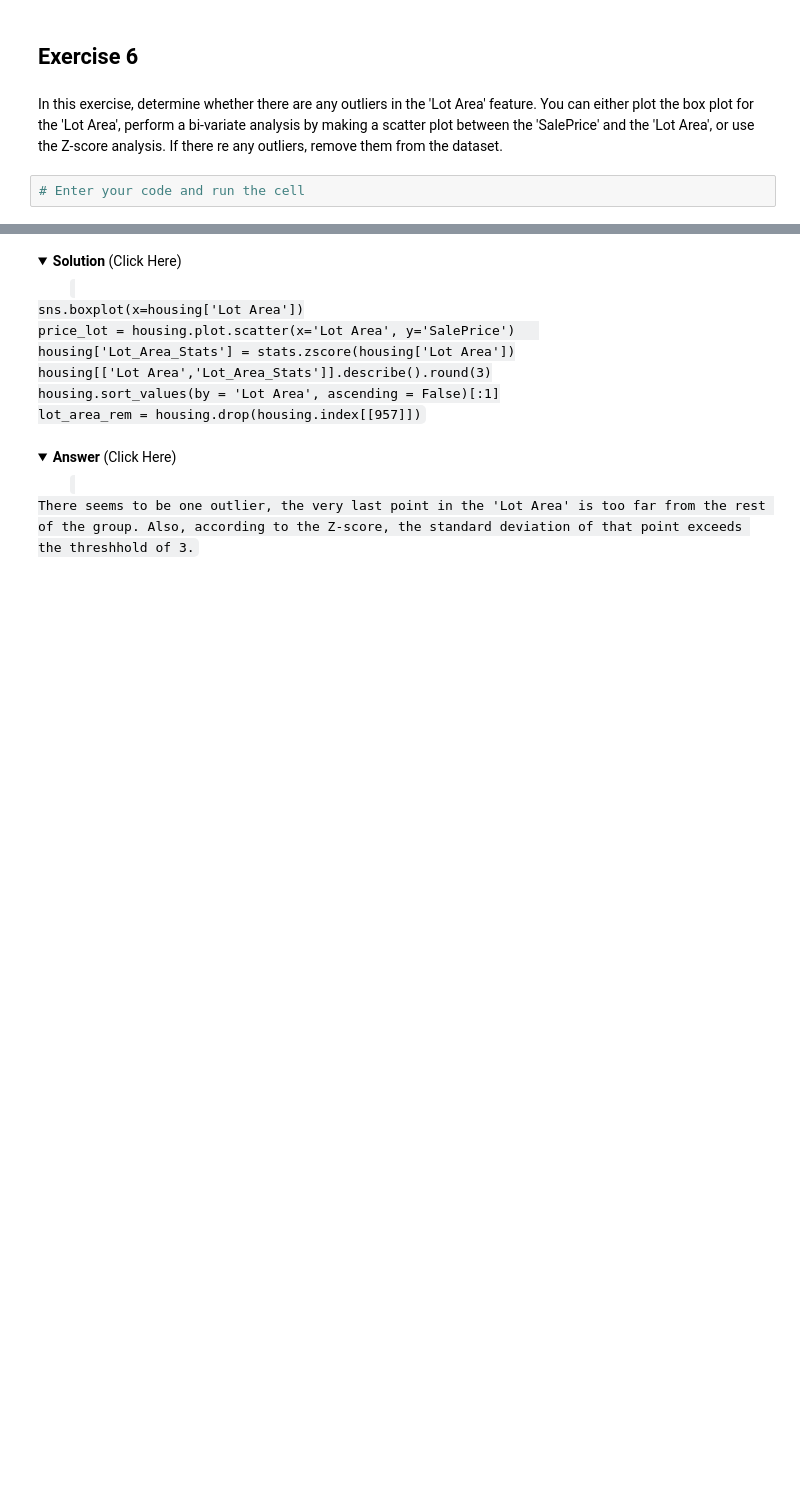
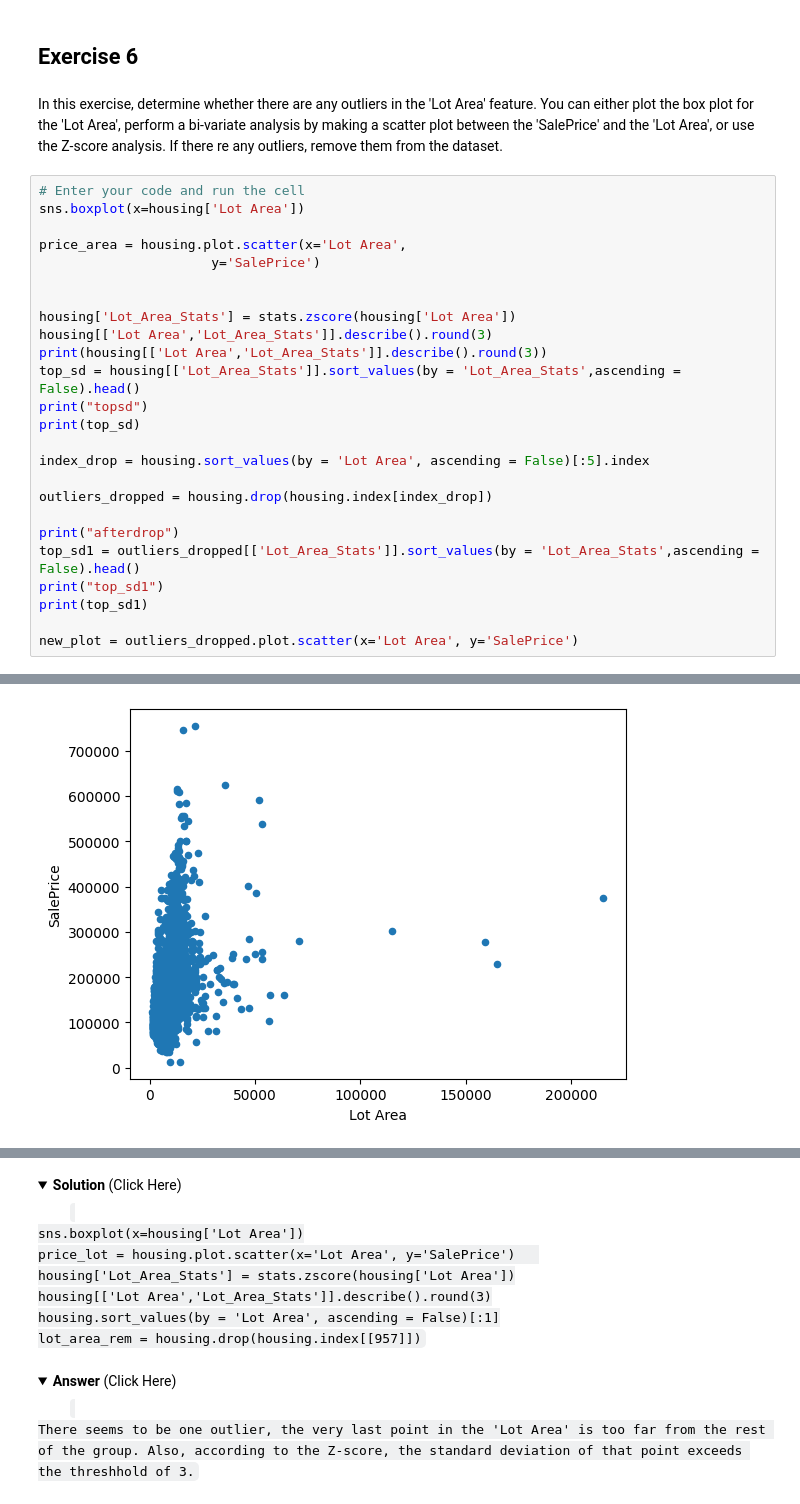
Before and after one commit to tycoi2005/202308_machine_learning_ibm_coursera, a Jupyter notebook: 001ibm-exploratory-data-analysis-for-machine-learning/Data_Cleaning_Lab.ipynb, the cells around one changed output, grey strips where cells are left out. Drawn from its saved outputs; the diff is of its cells as text; folded sections open; blank space fills up the shorter version.

```diff
--- a/001ibm-exploratory-data-analysis-for-machine-learning/Data_Cleaning_Lab.ipynb
+++ b/001ibm-exploratory-data-analysis-for-machine-learning/Data_Cleaning_Lab.ipynb
@@ -653,5 +653,29 @@ As you can see, we do not have the last two points of the 'Gr Liv Area' anymore.
 ## Exercise 6
 # %% [markdown]
 In this exercise, determine whether there are any outliers in the 'Lot Area' feature. You can either plot the box plot for the 'Lot Area', perform a bi-variate analysis by making a scatter plot between the 'SalePrice' and the 'Lot Area', or use the Z-score analysis. If there re any outliers, remove them from the dataset.
-# %%
-# Enter your code and run the cell
+# %%
+# Enter your code and run the cell
+sns.boxplot(x=housing['Lot Area'])
+
+price_area = housing.plot.scatter(x='Lot Area',
+                      y='SalePrice')
+
+
+housing['Lot_Area_Stats'] = stats.zscore(housing['Lot Area'])
+housing[['Lot Area','Lot_Area_Stats']].describe().round(3)
+print(housing[['Lot Area','Lot_Area_Stats']].describe().round(3))
+top_sd = housing[['Lot_Area_Stats']].sort_values(by = 'Lot_Area_Stats',ascending = False).head()
+print("topsd")
+print(top_sd)
+
+index_drop = housing.sort_values(by = 'Lot Area', ascending = False)[:5].index
+
+outliers_dropped = housing.drop(housing.index[index_drop])
+
+print("afterdrop")
+top_sd1 = outliers_dropped[['Lot_Area_Stats']].sort_values(by = 'Lot_Area_Stats',ascending = False).head()
+print("top_sd1")
+print(top_sd1)
+
+new_plot = outliers_dropped.plot.scatter(x='Lot Area', y='SalePrice')
+# %% [output]
@@ -657,0 +700 @@ In this exercise, determine whether there are any outliers in the 'Lot Area' fea
+[figure, added]
```
Also changed, not shown: parts of 1 cell of this notebook.
